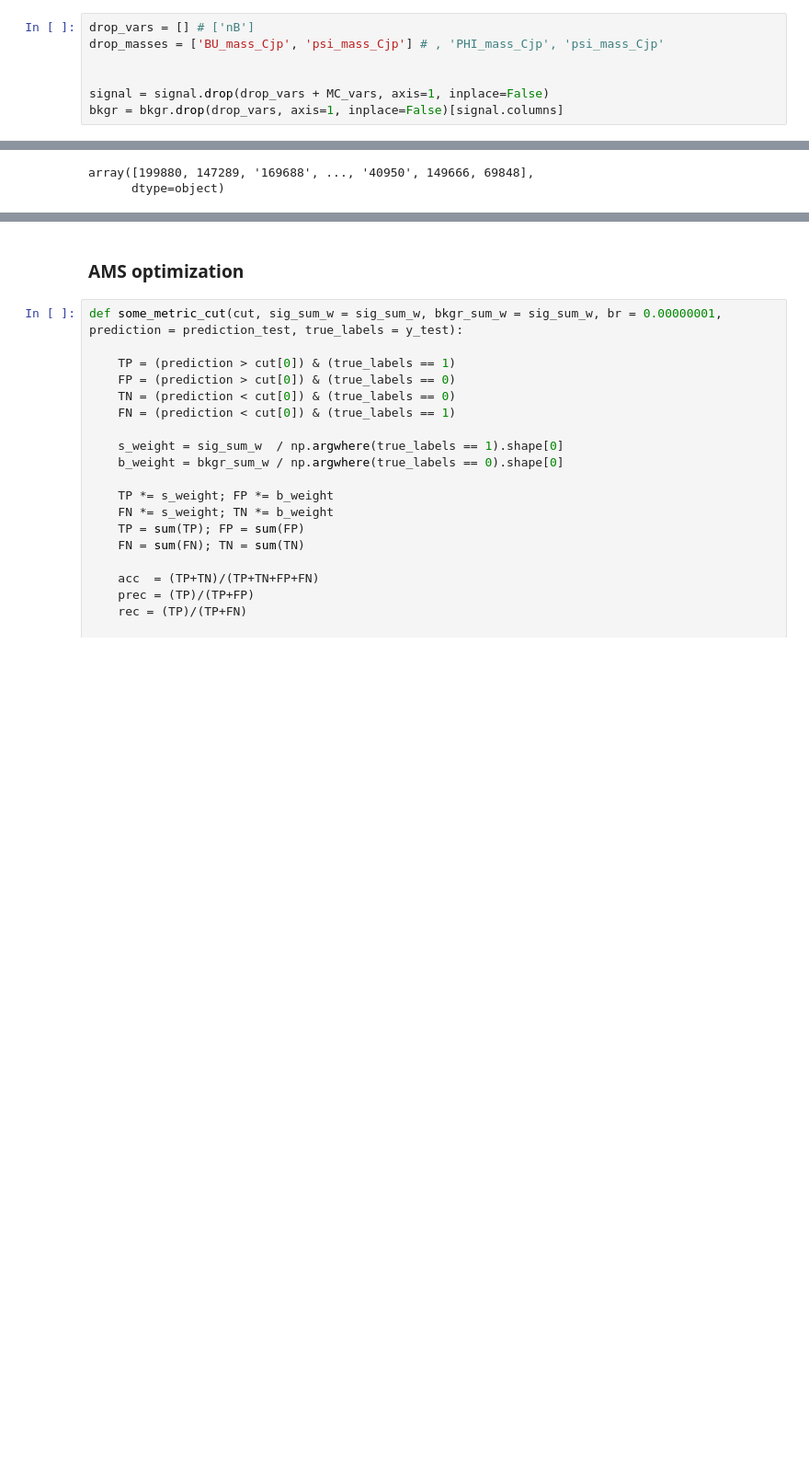
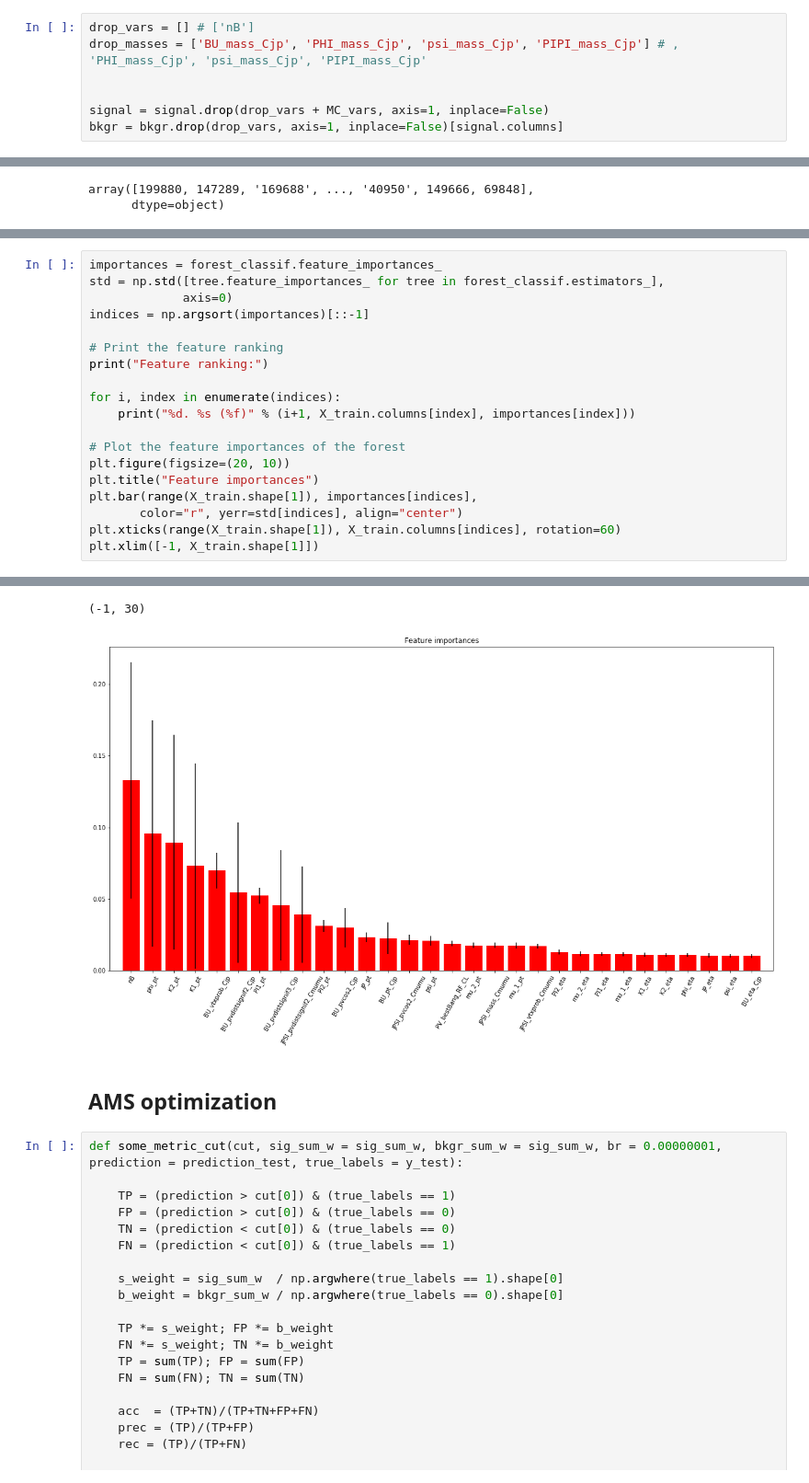
Before and after one commit to ofivite/MISP2019, a Jupyter notebook: school_preliminary_studies.ipynb, the cells around one changed output, grey strips where cells are left out. Shown at 92% size. Saved outputs shown, nothing was run; the diff lists cells and outputs as text; blank space fills up the shorter version.

```diff
--- a/school_preliminary_studies.ipynb
+++ b/school_preliminary_studies.ipynb
@@ -174,7 +174,7 @@ Index(['psi_eta', 'BU_pvdistsignif2_Cjp', 'mu_1_pt', 'PI2_eta', 'BU_pt_Cjp',
       dtype='object')
 # %%
 drop_vars = [] # ['nB']
-drop_masses = ['BU_mass_Cjp', 'psi_mass_Cjp'] # , 'PHI_mass_Cjp', 'psi_mass_Cjp'
+drop_masses = ['BU_mass_Cjp', 'PHI_mass_Cjp', 'psi_mass_Cjp', 'PIPI_mass_Cjp'] # , 'PHI_mass_Cjp', 'psi_mass_Cjp', 'PIPI_mass_Cjp'
 
 
 signal = signal.drop(drop_vars + MC_vars, axis=1, inplace=False)
@@ -531,0 +676,20 @@ array([199880, 147289, '169688', ..., '40950', 149666, 69848],
+# %%
+importances = forest_classif.feature_importances_
+std = np.std([tree.feature_importances_ for tree in forest_classif.estimators_],
+             axis=0)
+indices = np.argsort(importances)[::-1]
+
+# Print the feature ranking
+print("Feature ranking:")
+
+for i, index in enumerate(indices):
+    print("%d. %s (%f)" % (i+1, X_train.columns[index], importances[index]))
+
+# Plot the feature importances of the forest
+plt.figure(figsize=(20, 10))
+plt.title("Feature importances")
+plt.bar(range(X_train.shape[1]), importances[indices],
+       color="r", yerr=std[indices], align="center")
+plt.xticks(range(X_train.shape[1]), X_train.columns[indices], rotation=60)
+plt.xlim([-1, X_train.shape[1]])
+# %% [output]
@@ -532,5 +713,7 @@ array([199880, 147289, '169688', ..., '40950', 149666, 69848],
+(-1, 30)
+[figure, added]
 # %% [markdown]
-### **AMS optimization**
+## **AMS optimization**
 # %%
 def some_metric_cut(cut, sig_sum_w = sig_sum_w, bkgr_sum_w = sig_sum_w, br = 0.00000001, prediction = prediction_test, true_labels = y_test):
 
```
Also changed, not shown: parts of 64 cells of this notebook, 1 other file.
